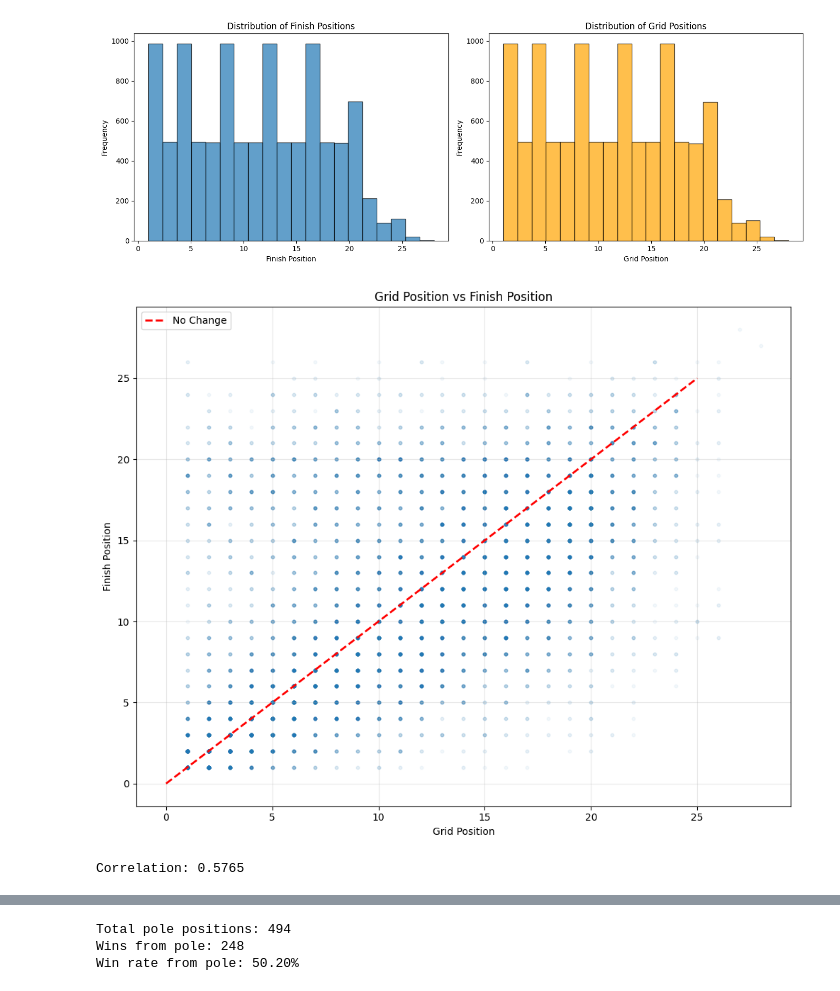
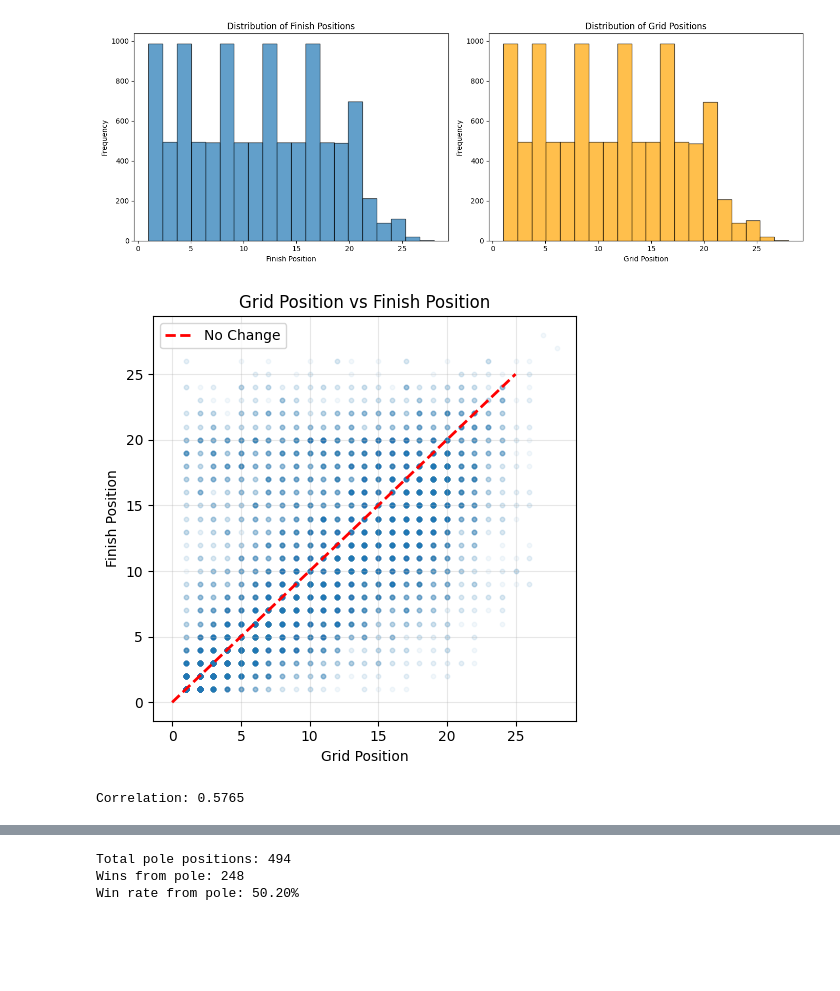
Before and after one commit to INFO-523-F25/final-project-team-1, a Jupyter notebook: scripts/01_EDA.ipynb, the cells around one changed output, grey strips where cells are left out. Saved outputs shown, nothing was run; the diff lists cells and outputs as text; code cells hidden in the pictures; blank space fills up the shorter version.

```diff
--- a/scripts/01_EDA.ipynb
+++ b/scripts/01_EDA.ipynb
@@ -75,21 +76,22 @@ plt.show()
 [figure]
 # %%
 # Grid vs Finish Position
-plt.figure(figsize=(10, 8))
+
+plt.figure(figsize=(5, 5))
 plt.scatter(df['grid_position'], df['finish_position'], alpha=0.05, s=10)
 plt.plot([0, 25], [0, 25], 'r--', linewidth=2, label='No Change')
 plt.xlabel('Grid Position')
 plt.ylabel('Finish Position')
 plt.title('Grid Position vs Finish Position')
 plt.legend()
 plt.grid(True, alpha=0.3)
 plt.tight_layout()
 plt.show()
 
 correlation = df['grid_position'].corr(df['finish_position'])
 print(f"Correlation: {correlation:.4f}")
 # %% [output]
-[figure, old version]
+[figure, new version]
 Correlation: 0.5765
 # %%
 # Position Change Analysis
```
Also changed, not shown: parts of 11 cells of this notebook, 5 other files.
